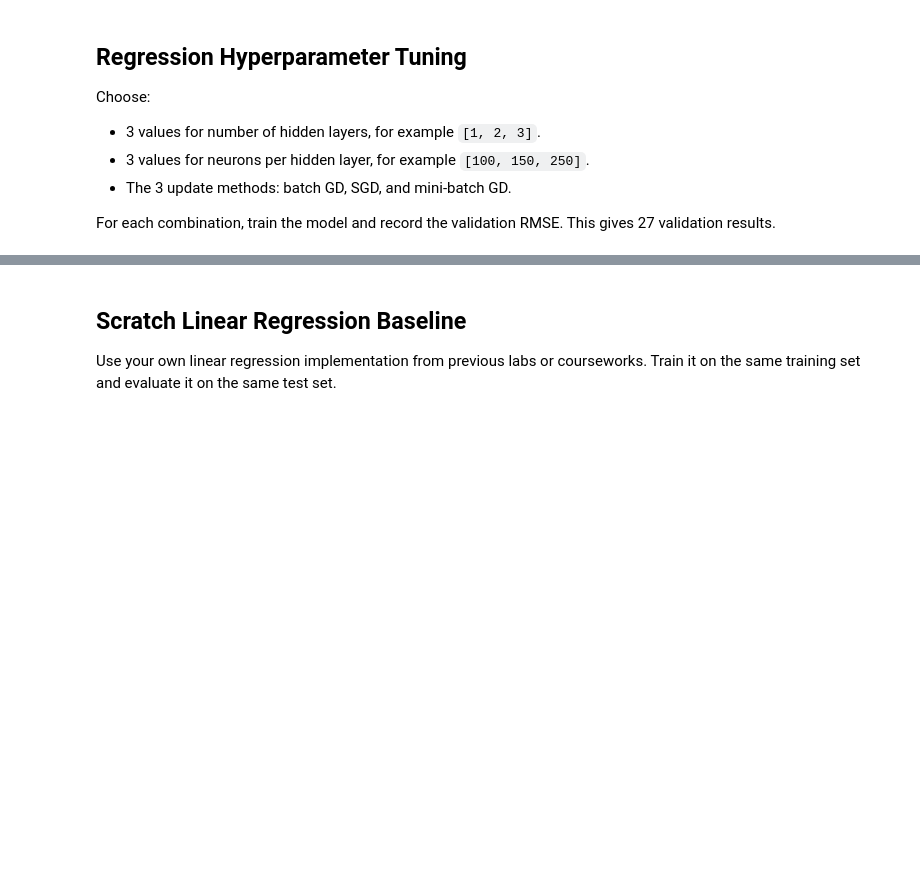
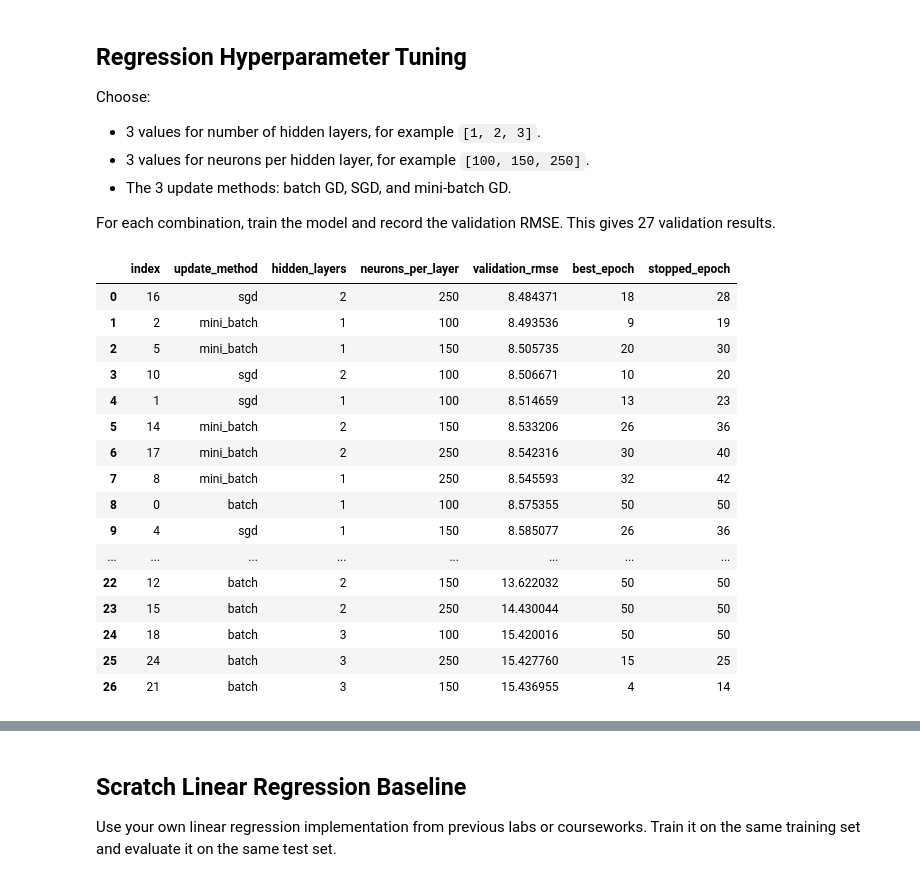
Before and after one commit to davi-dressler/fgv_tacd, a Jupyter notebook: fgv-class-2026-tarefa-3/Tarefa_3_template.ipynb, the cells around one changed output, grey strips where cells are left out. Saved outputs shown, nothing was run; the diff lists cells and outputs as text; code cells hidden in the pictures; blank space fills up the shorter version.

```diff
--- a/fgv-class-2026-tarefa-3/Tarefa_3_template.ipynb
+++ b/fgv-class-2026-tarefa-3/Tarefa_3_template.ipynb
@@ -405,6 +541,63 @@ regression_patience = 10
 # display(regression_results.sort_values("validation_rmse"))
 
 raise NotImplementedError
+# %%
+np.random.seed(0)
+
+regression_hidden_layers = [1,2,3]
+regression_neurons = [100, 150, 250]
+regression_update_methods = ["batch", "sgd", "mini_batch"]
+regression_learning_rate = 0.01
+regression_epochs = 50
+regression_patience = 10
+
+results = []
+
+for hidden_layers in regression_hidden_layers:
+    for neurons_per_layer in regression_neurons:
+        for update_method in regression_update_methods:
+            MLP = MultilayerPerceptronRegression(hidden_activation= sigmoid_activation,
+                                                output_activation= identity,
+                                                input_size= 8,
+                                                hidden_layers= hidden_layers,
+                                                neurons_per_layer= neurons_per_layer)
+
+            loss_train, loss_val = MLP.fit(X_train, y_train, X_val, y_val, update_method= update_method, batch_size= 32, lr= regression_learning_rate, epochs= regression_epochs, patience= regression_patience)
+            min_loss_val = min(loss_val)
+
+            results.append({"update_method": update_method,
+                            "hidden_layers": hidden_layers,
+                            "neurons_per_layer": neurons_per_layer,
+                            "validation_rmse": min_loss_val,
+                            "best_epoch": loss_val.index(min_loss_val) + 1,
+                            "stopped_epoch": len(loss_val)})
+
+
+regression_results = pd.DataFrame(results).sort_values("validation_rmse", inplace= False).reset_index()
+display(regression_results)
+# TODO: train every architecture/update-method combination.
+# Store at least: update_method, hidden_layers, neurons_per_layer, validation_rmse, best_epoch, stopped_epoch.
+
+# regression_results = pd.DataFrame(...)
+# display(regression_results.sort_values("validation_rmse"))
+# %% [output]
+|  | index | update_method | hidden_layers | neurons_per_layer | validation_rmse | best_epoch | stopped_epoch |
+| 0 | 16 | sgd | 2 | 250 | 8.484371 | 18 | 28 |
+| 1 | 2 | mini_batch | 1 | 100 | 8.493536 | 9 | 19 |
+| 2 | 5 | mini_batch | 1 | 150 | 8.505735 | 20 | 30 |
+| 3 | 10 | sgd | 2 | 100 | 8.506671 | 10 | 20 |
+| 4 | 1 | sgd | 1 | 100 | 8.514659 | 13 | 23 |
+| 5 | 14 | mini_batch | 2 | 150 | 8.533206 | 26 | 36 |
+| 6 | 17 | mini_batch | 2 | 250 | 8.542316 | 30 | 40 |
+| 7 | 8 | mini_batch | 1 | 250 | 8.545593 | 32 | 42 |
+| 8 | 0 | batch | 1 | 100 | 8.575355 | 50 | 50 |
+| 9 | 4 | sgd | 1 | 150 | 8.585077 | 26 | 36 |
+| ... | ... | ... | ... | ... | ... | ... | ... |
+| 22 | 12 | batch | 2 | 150 | 13.622032 | 50 | 50 |
+| 23 | 15 | batch | 2 | 250 | 14.430044 | 50 | 50 |
+| 24 | 18 | batch | 3 | 100 | 15.420016 | 50 | 50 |
+| 25 | 24 | batch | 3 | 250 | 15.427760 | 15 | 25 |
+| 26 | 21 | batch | 3 | 150 | 15.436955 | 4 | 14 |
 # %%
 # TODO: Plot training and validation loss curves for the selected/best model.
 
```
Also changed, not shown: parts of 12 cells of this notebook, 6 other files.
